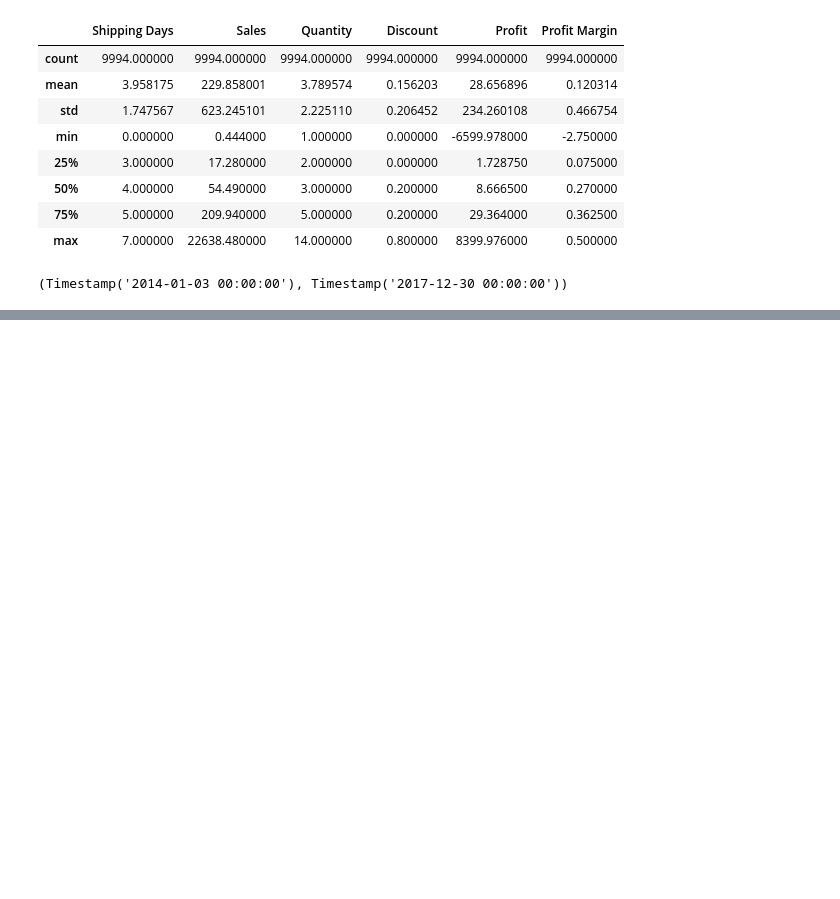
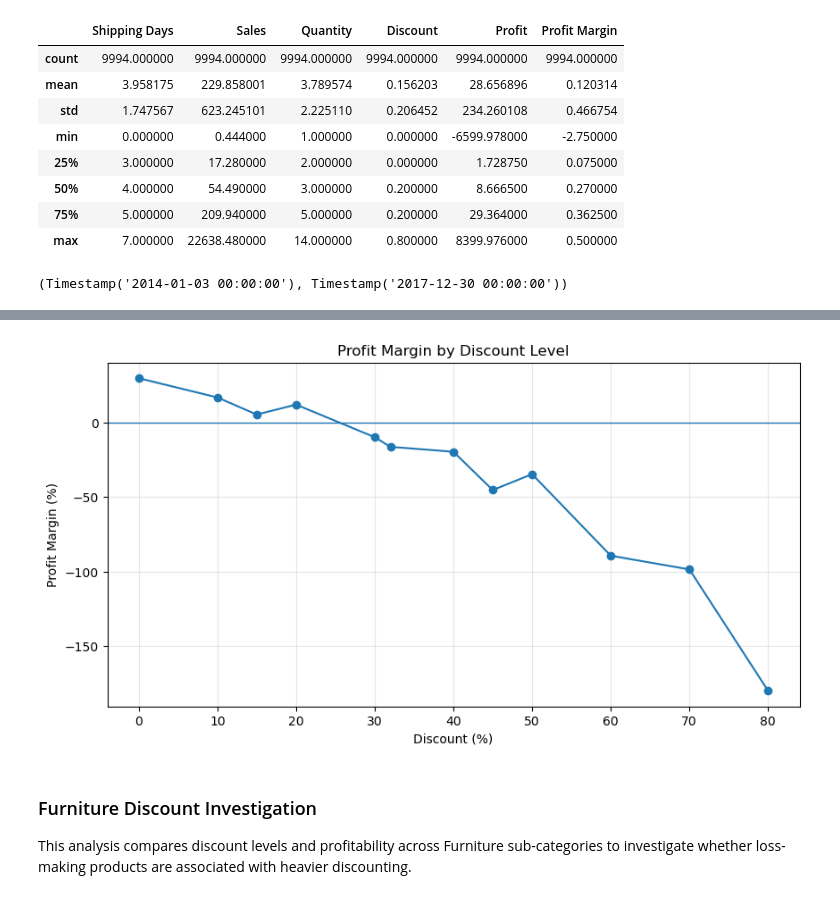
Before and after one commit to robcalv25/retail-sales-analysis, a Jupyter notebook: notebooks/01_data_exploration.ipynb, the cells around one changed output, grey strips where cells are left out. Cells and saved outputs as stored; diff of their text form; code cells hidden in the pictures; blank space fills up the shorter version.

Commit message:
Update 01_data_exploration.ipynb
Complete exploratory analysis and business recommendations

```diff
--- a/notebooks/01_data_exploration.ipynb
+++ b/notebooks/01_data_exploration.ipynb
@@ -131,0 +483,16 @@ df["Order Date"].min(), df["Order Date"].max()
+# %%
+discount_performance = (
+    df.groupby("Discount")
+      .agg(
+          Sales=("Sales", "sum"),
+          Profit=("Profit", "sum"),
+          Orders=("Order ID", "nunique")
+      )
+)
+
+discount_performance["Profit Margin"] = (
+    discount_performance["Profit"] /
+    discount_performance["Sales"]
+)
+
+discount_performance
@@ -131,0 +514,25 @@ df["Order Date"].min(), df["Order Date"].max()
+# %%
+import matplotlib.pyplot as plt
+
+plt.figure(figsize=(10, 5))
+
+plt.plot(
+    discount_performance.index * 100,
+    discount_performance["Profit Margin"] * 100,
+    marker="o"
+)
+
+plt.axhline(0, linewidth=1)
+
+plt.title("Profit Margin by Discount Level")
+plt.xlabel("Discount (%)")
+plt.ylabel("Profit Margin (%)")
+plt.grid(alpha=0.3)
+
+plt.show()
+# %% [output]
+[figure, added]
+# %% [markdown]
+### Furniture Discount Investigation
+
+This analysis compares discount levels and profitability across Furniture sub-categories to investigate whether loss-making products are associated with heavier discounting.
```
Also changed, not shown: parts of 41 cells of this notebook.
